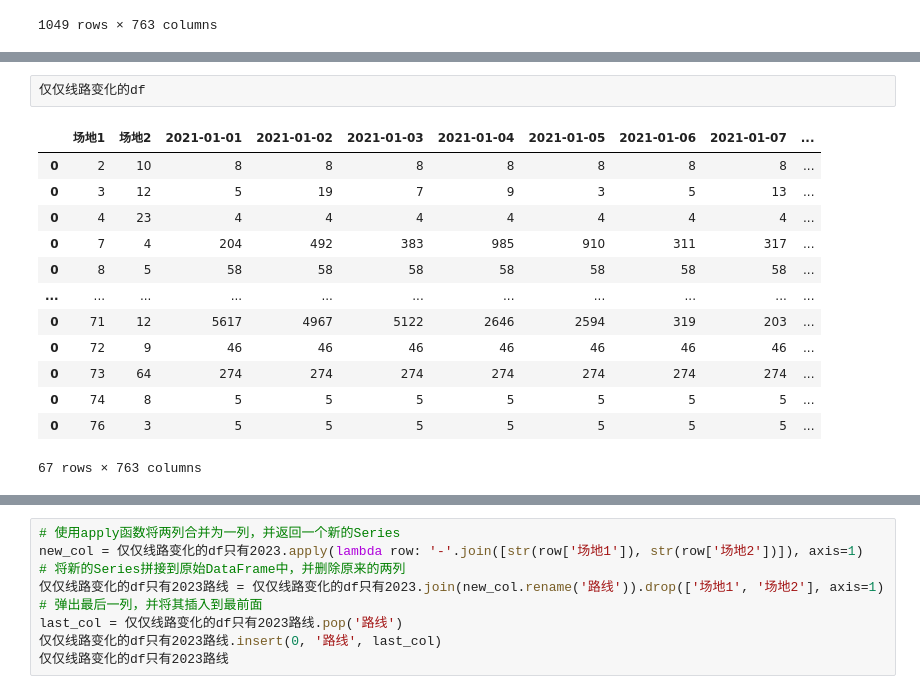
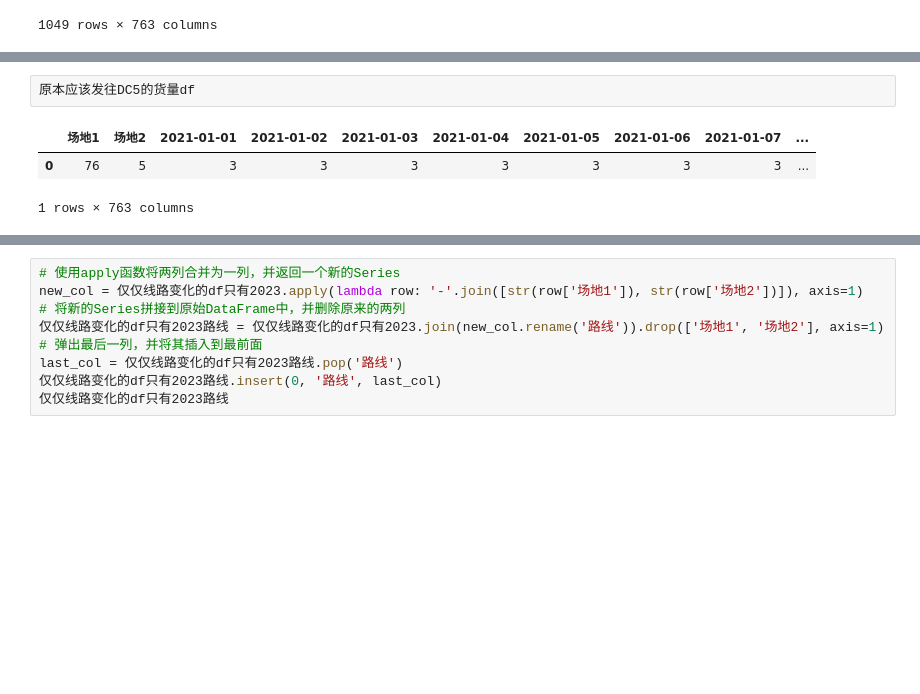
Before and after one commit to james-curtis/2023MathorCup-C, a Jupyter notebook: T2/学术仿真/结果/生成.ipynb, the cells around one changed output, grey strips where cells are left out. Cells and saved outputs as stored; diff of their text form; blank space fills up the shorter version.

```diff
--- a/T2/学术仿真/结果/生成.ipynb
+++ b/T2/学术仿真/结果/生成.ipynb
@@ -173,19 +175,9 @@ for 上游节点 in 向dc5发货的场地:
 | 1047 | 76 | 62 | 2 | 2 | 2 | 2 | 2 | 2 | 2 | ... |
 | 1048 | 77 | 6 | 2 | 2 | 2 | 2 | 2 | 2 | 2 | ... |
 1049 rows × 763 columns
-# %%
-仅仅线路变化的df
-# %% [output]
-|  | 场地1 | 场地2 | 2021-01-01 | 2021-01-02 | 2021-01-03 | 2021-01-04 | 2021-01-05 | 2021-01-06 | 2021-01-07 | ... |
-| 0 | 2 | 10 | 8 | 8 | 8 | 8 | 8 | 8 | 8 | ... |
-| 0 | 3 | 12 | 5 | 19 | 7 | 9 | 3 | 5 | 13 | ... |
-| 0 | 4 | 23 | 4 | 4 | 4 | 4 | 4 | 4 | 4 | ... |
-| 0 | 7 | 4 | 204 | 492 | 383 | 985 | 910 | 311 | 317 | ... |
-| 0 | 8 | 5 | 58 | 58 | 58 | 58 | 58 | 58 | 58 | ... |
-| ... | ... | ... | ... | ... | ... | ... | ... | ... | ... | ... |
-| 0 | 71 | 12 | 5617 | 4967 | 5122 | 2646 | 2594 | 319 | 203 | ... |
-| 0 | 72 | 9 | 46 | 46 | 46 | 46 | 46 | 46 | 46 | ... |
-| 0 | 73 | 64 | 274 | 274 | 274 | 274 | 274 | 274 | 274 | ... |
-| 0 | 74 | 8 | 5 | 5 | 5 | 5 | 5 | 5 | 5 | ... |
-| 0 | 76 | 3 | 5 | 5 | 5 | 5 | 5 | 5 | 5 | ... |
-67 rows × 763 columns
+# %%
+原本应该发往DC5的货量df
+# %% [output]
+|  | 场地1 | 场地2 | 2021-01-01 | 2021-01-02 | 2021-01-03 | 2021-01-04 | 2021-01-05 | 2021-01-06 | 2021-01-07 | ... |
+| 0 | 76 | 5 | 3 | 3 | 3 | 3 | 3 | 3 | 3 | ... |
+1 rows × 763 columns
```
Also changed, not shown: parts of 3 cells of this notebook, 3 other files.
